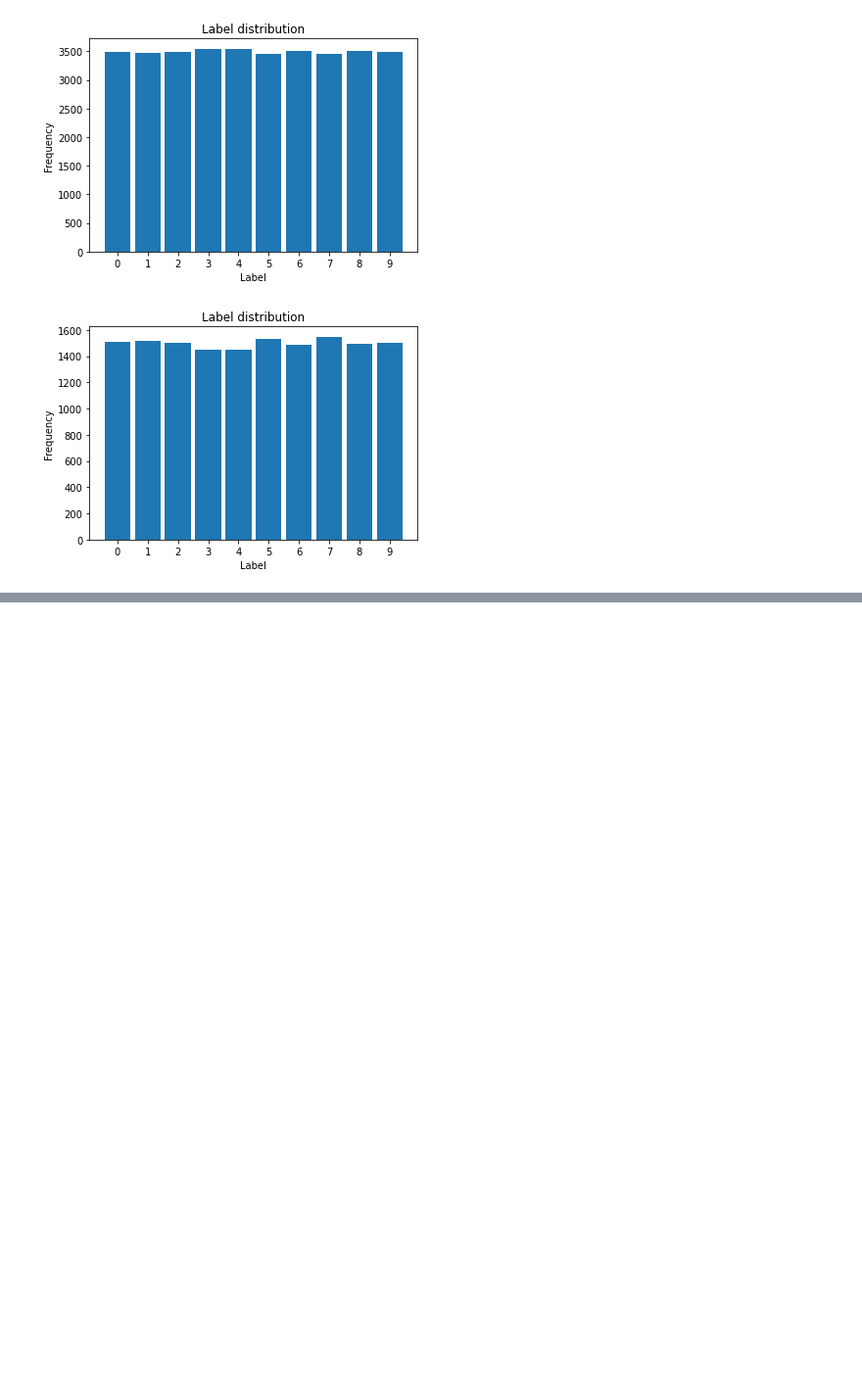
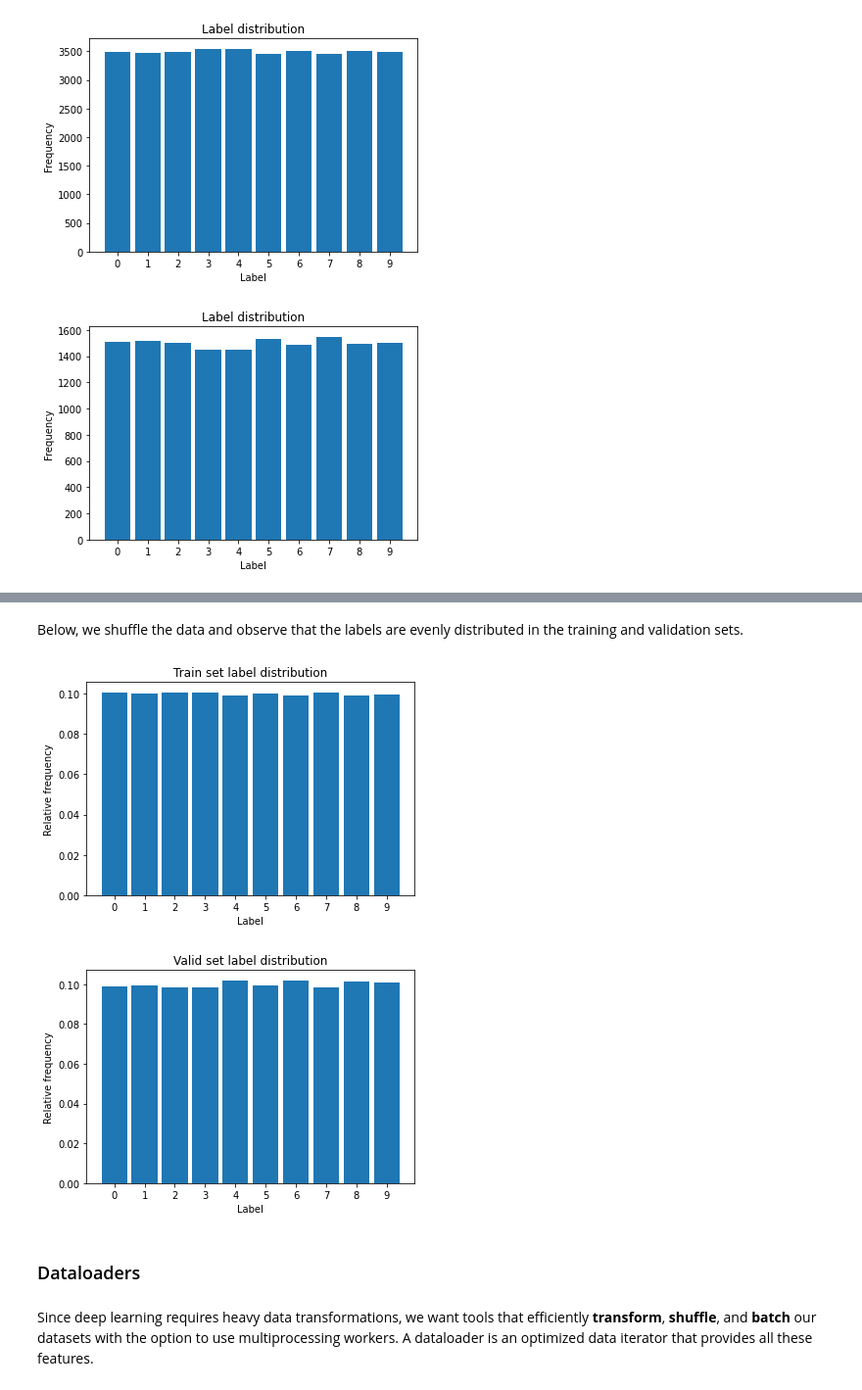
Before and after one commit to JorisTabeu/deep_learning_school_exercises, a Jupyter notebook: machine_learning_project.ipynb, the cells around one changed output, grey strips where cells are left out. Shown: that part at 98% size. Drawn from its saved outputs; the diff is of its cells as text; code cells hidden in the pictures; blank space fills up the shorter version.

```diff
--- a/machine_learning_project.ipynb
+++ b/machine_learning_project.ipynb
@@ -233,0 +252,19 @@ plot_dataset_histogram(labels=valid_labels)
+# %% [markdown]
+Below, we shuffle the data and observe that the labels are evenly distributed in the training and validation sets.
+# %%
+_, shuffled_train_labels, _, shuffled_valid_labels = partition_dataset(
+    sorted_imgs, sorted_labels, valid_ratio=0.3, shuffle=True, seed=seed
+)
+
+plot_dataset_histogram(
+    shuffled_train_labels, 'Train set label distribution', rel_freq=True)
+
+plot_dataset_histogram(
+    shuffled_valid_labels, 'Valid set label distribution', rel_freq=True)
+# %% [output]
+[figure, added]
+[figure, added]
+# %% [markdown]
+### Dataloaders
+# %% [markdown]
+Since deep learning requires heavy data transformations, we want tools that efficiently **transform**, **shuffle**, and **batch** our datasets with the option to use multiprocessing workers. A dataloader is an optimized data iterator that provides all these features.
```
Also changed, not shown: parts of 27 cells of this notebook.
